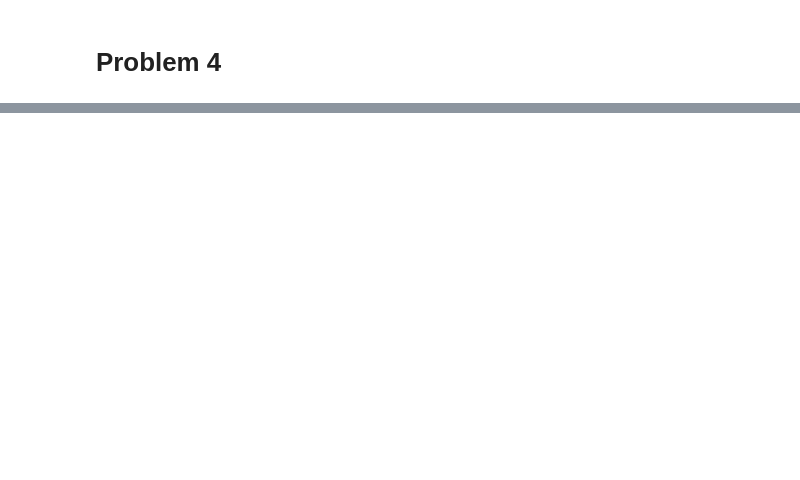
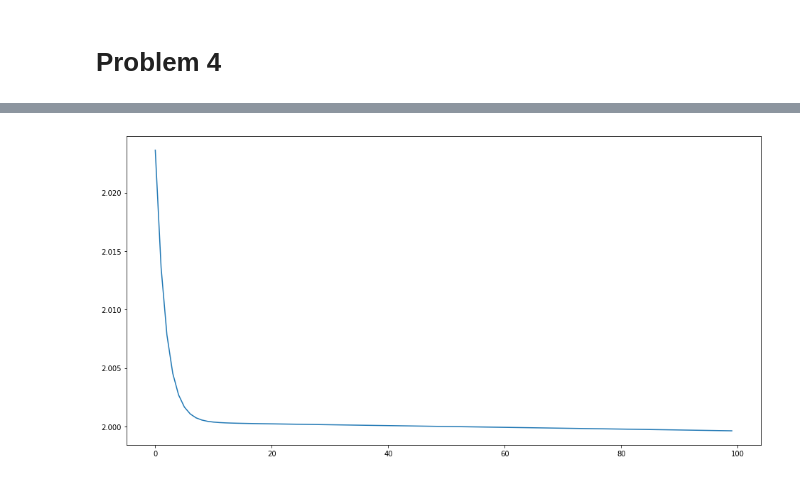
Before and after one commit to vanandrew/BME572, a Jupyter notebook: HW2/Problem4.ipynb, the cells around one changed output, grey strips where cells are left out. Drawn from its saved outputs; the diff is of its cells as text; code cells hidden in the pictures; blank space fills up the shorter version.

```diff
--- a/HW2/Problem4.ipynb
+++ b/HW2/Problem4.ipynb
@@ -44,0 +256,6 @@ training_data[0].shape
+# %%
+plt.figure(figsize=(16,8))
+plt.plot(nn.MSE)
+plt.show()
+# %% [output]
+[figure, added]
```
Also changed, not shown: parts of 6 cells of this notebook.
